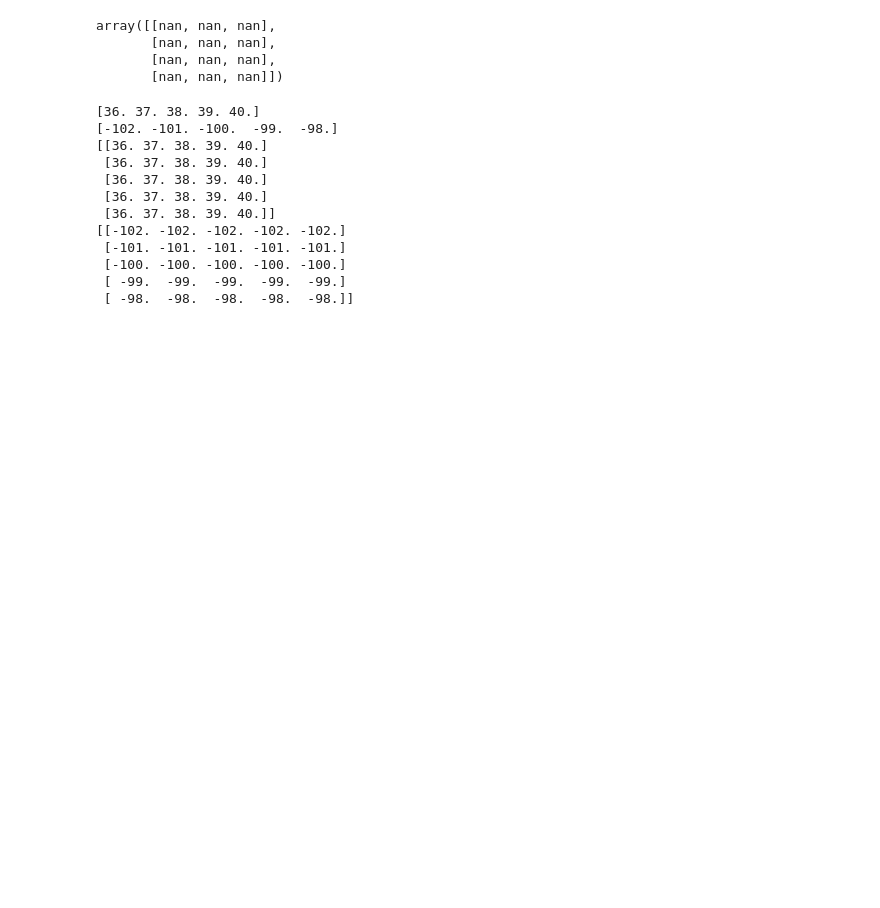
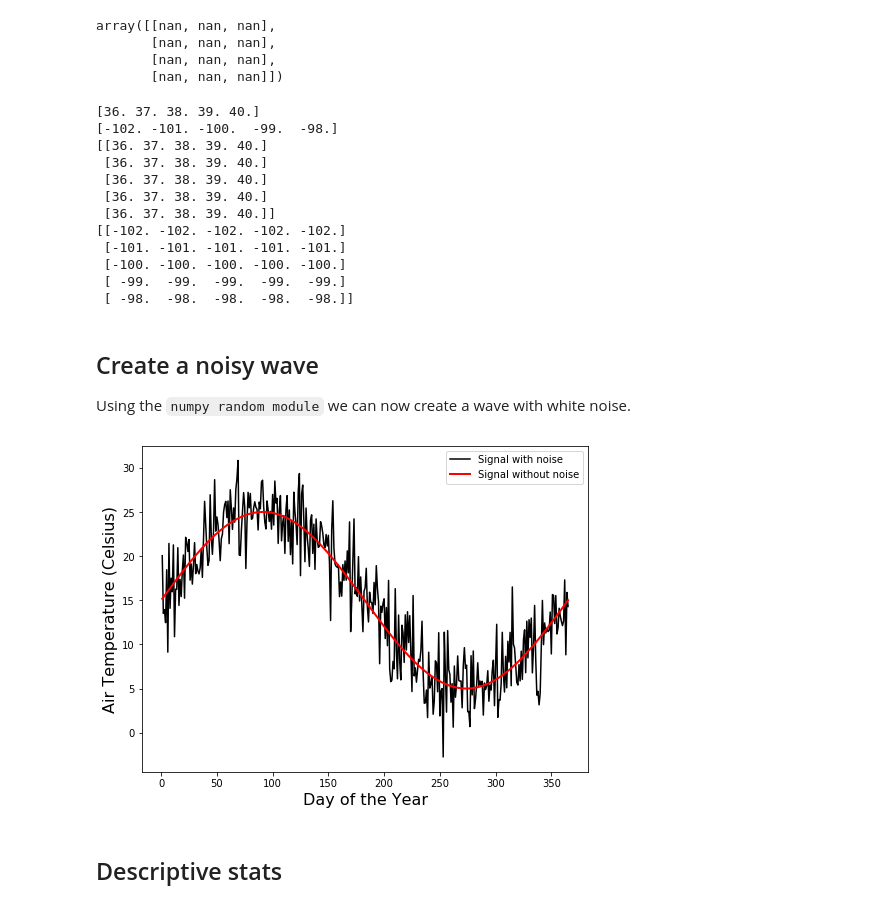
Before and after one commit to andres-patrignani/pynotes, a Jupyter notebook: notebooks/numpy_module.ipynb, the cells around one changed output. Drawn from its saved outputs; the diff is of its cells as text; code cells hidden in the pictures; blank space fills up the shorter version.

Commit message:
Improved statistic notebooks (descriptive and linear models)

```diff
--- a/notebooks/numpy_module.ipynb
+++ b/notebooks/numpy_module.ipynb
@@ -392,3 +393,39 @@ Z = X**2 + Y**2
  [-100. -100. -100. -100. -100.]
  [ -99.  -99.  -99.  -99.  -99.]
  [ -98.  -98.  -98.  -98.  -98.]]
+# %% [markdown]
+## Create a noisy wave
+
+Using the `numpy random module` we can now create a wave with white noise.
+# %%
+# Set random seed for reproducibility
+np.random.seed(1)
+
+# Define wave inputs
+T_avg = 15              # Annual average [Celsius]
+A = 10                  # Annual amplitude [Celsius]
+doy = np.arange(1,366)  # Vector of days of the year
+
+# Generate x and y axis
+x = 2 * np.pi * doy/365     # Convert doy into pi-radians
+y = T_avg + A*np.sin(x) # Sine wave
+
+# Add random noise
+noise = np.random.normal(0, 3, x.size)  # White noise having zero mean
+y_noisy = y + noise
+# %%
+# Visualize wave using Matplotlib
+import matplotlib.pyplot as plt
+
+# Plot wave
+plt.figure(figsize=(8,6))
+plt.plot(doy, y_noisy, '-k', label="Signal with noise")
+plt.plot(doy, y, '-r', linewidth=2, label="Signal without noise")
+plt.xlabel('Day of the Year', size=16)
+plt.ylabel('Air Temperature (Celsius)', size=16)
+plt.legend()
+plt.show()
+# %% [output]
+[figure, added]
+# %% [markdown]
+## Descriptive stats
```
Also changed, not shown: parts of 2 cells of this notebook, 8 other files.
